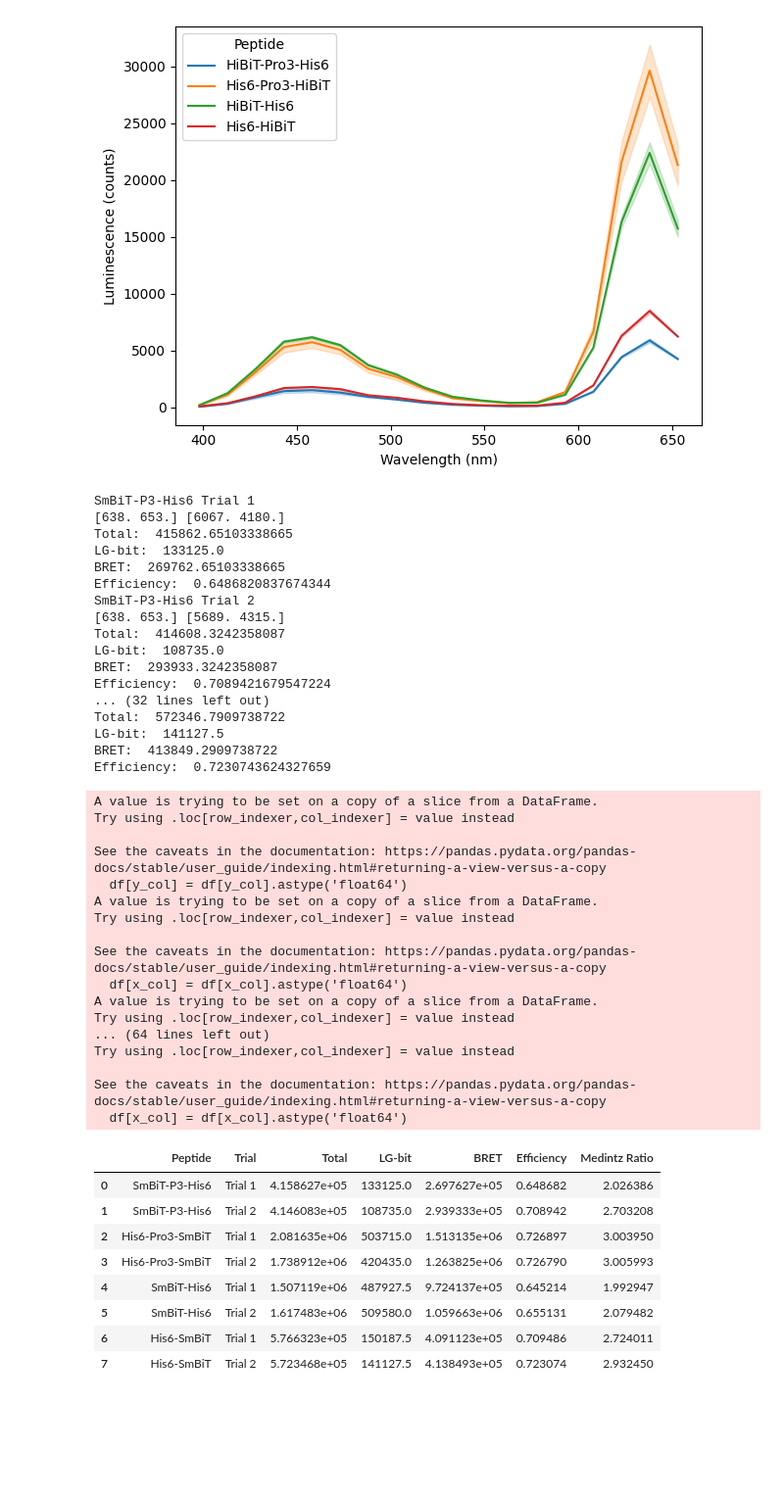
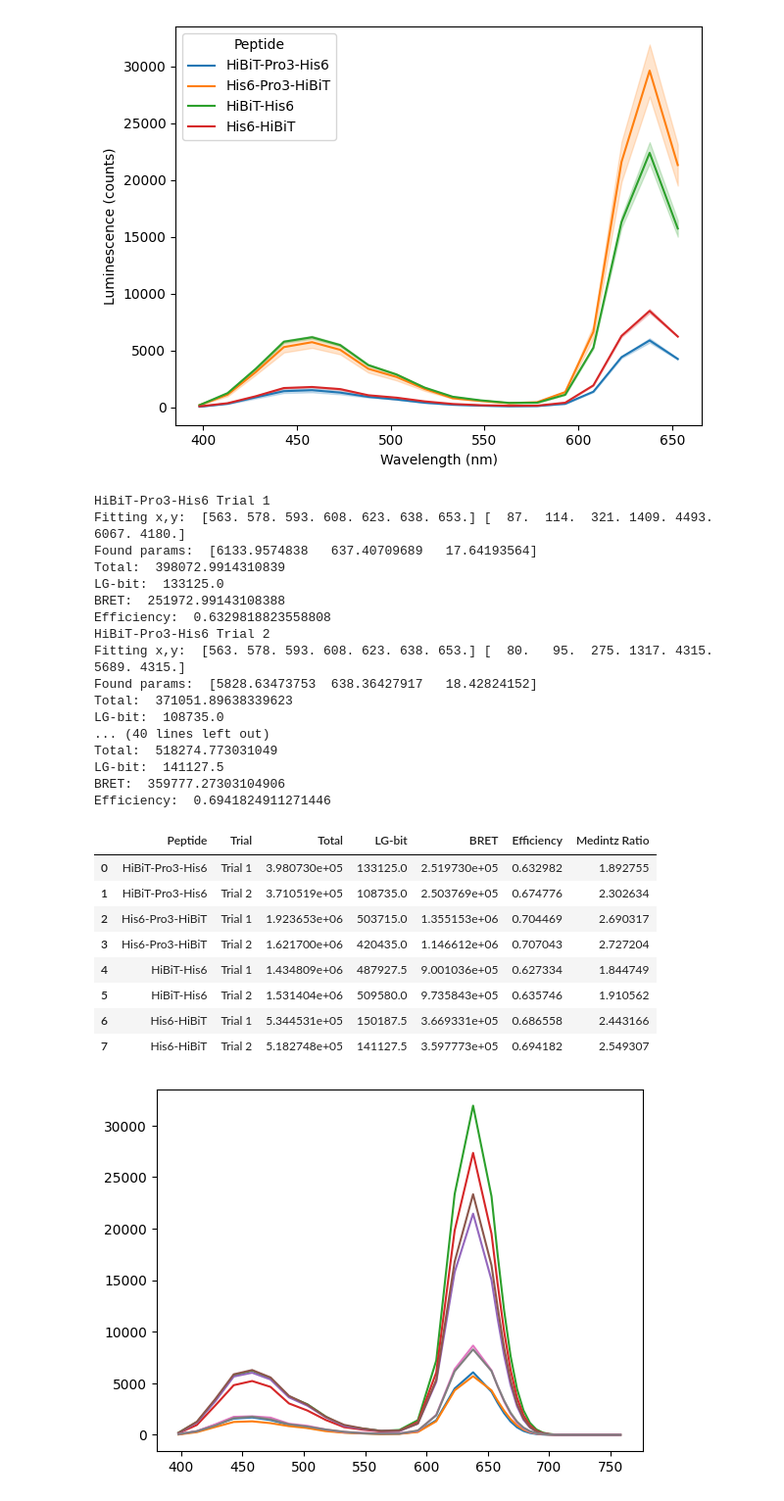
Before and after one commit to c-bun/NanoBiT-BRET, a Jupyter notebook: BRET efficiencies/QD BRET efficiency calculation.ipynb, the cells around one changed output. Shown at 98% size. Cells and saved outputs as stored; diff of their text form; code cells hidden in the pictures; blank space fills up the shorter version.

Commit message:
Created using Colab. Added gaussian extrap.

```diff
--- a/BRET efficiencies/QD BRET efficiency calculation.ipynb
+++ b/BRET efficiencies/QD BRET efficiency calculation.ipynb
@@ -11,5 +14,5 @@ Drive already mounted at /content/gdrive; to attempt to forcibly remount, call d
 # %%
-file_path = '/content/gdrive/MyDrive/Rathbun lab GDrive/Prof Rathbun/BRET efficiencies/QD BRET spectra.xlsx'
+file_path = '/content/NanoBiT-BRET/BRET efficiencies/QD BRET spectra.xlsx'
 df = pd.read_excel(file_path)
 df = df.melt(id_vars=['Peptide', 'Wavelength'], var_name='Trial', value_name='Luminescence')
 # %%
@@ -65,73 +117,59 @@ def trapezoidal_int(x, y, cutoff):
 # %%
 d = {
     'Peptide': [],
     'Trial': [],
     'Total': [],
     'LG-bit': [],
     'BRET': [],
     'Efficiency': [],
     'Medintz Ratio': []
 }
 for peptide in df['Peptide'].unique():
   for trial in df['Trial'].unique():
     print(peptide, trial)
     df_temp = df[(df['Peptide'] == peptide) & (df['Trial'] == trial)]
-    x, y = extrapolate(df_temp, 'Wavelength', 'Luminescence')
+    #x, y = extrapolate(df_temp, 'Wavelength', 'Luminescence')
+    x, y, popt = extrapolate_gaussian(df_temp, 'Wavelength (nm)', 'Luminescence (counts)', cutoff=563)
+    sns.lineplot(x=x, y=y)
     all, lgbit, bret, efficiency = trapezoidal_int(x, y, 14)
     d['Peptide'].append(peptide)
     d['Trial'].append(trial)
     d['Total'].append(all)
     d['LG-bit'].append(lgbit)
     d['BRET'].append(bret)
     d['Efficiency'].append(efficiency)
     d['Medintz Ratio'].append(bret/lgbit)
 
 brets = pd.DataFrame(d)
 brets
 # %% [output]
-SmBiT-P3-His6 Trial 1
-[638. 653.] [6067. 4180.]
-Total:  415862.65103338665
+HiBiT-Pro3-His6 Trial 1
+Fitting x,y:  [563. 578. 593. 608. 623. 638. 653.] [  87.  114.  321. 1409. 4493. 6067. 4180.]
+Found params:  [6133.9574838   637.40709689   17.64193564]
+Total:  398072.9914310839
 LG-bit:  133125.0
-BRET:  269762.65103338665
-Efficiency:  0.6486820837674344
-SmBiT-P3-His6 Trial 2
-[638. 653.] [5689. 4315.]
-Total:  414608.3242358087
+BRET:  251972.99143108388
+Efficiency:  0.6329818823558808
+HiBiT-Pro3-His6 Trial 2
+Fitting x,y:  [563. 578. 593. 608. 623. 638. 653.] [  80.   95.  275. 1317. 4315. 5689. 4315.]
+Found params:  [5828.63473753  638.36427917   18.42824152]
+Total:  371051.89638339623
 LG-bit:  108735.0
-BRET:  293933.3242358087
-Efficiency:  0.7089421679547224
-... (32 lines left out)
-Total:  572346.7909738722
+... (40 lines left out)
+Total:  518274.773031049
 LG-bit:  141127.5
-BRET:  413849.2909738722
-Efficiency:  0.7230743624327659
+BRET:  359777.27303104906
+Efficiency:  0.6941824911271446
-A value is trying to be set on a copy of a slice from a DataFrame.
-Try using .loc[row_indexer,col_indexer] = value instead
-
-See the caveats in the documentation: https://pandas.pydata.org/pandas-docs/stable/user_guide/indexing.html#returning-a-view-versus-a-copy
-  df[y_col] = df[y_col].astype('float64')
-A value is trying to be set on a copy of a slice from a DataFrame.
-Try using .loc[row_indexer,col_indexer] = value instead
-
-See the caveats in the documentation: https://pandas.pydata.org/pandas-docs/stable/user_guide/indexing.html#returning-a-view-versus-a-copy
-  df[x_col] = df[x_col].astype('float64')
-A value is trying to be set on a copy of a slice from a DataFrame.
-Try using .loc[row_indexer,col_indexer] = value instead
-... (64 lines left out)
-Try using .loc[row_indexer,col_indexer] = value instead
-
-See the caveats in the documentation: https://pandas.pydata.org/pandas-docs/stable/user_guide/indexing.html#returning-a-view-versus-a-copy
-  df[x_col] = df[x_col].astype('float64')
 |  | Peptide | Trial | Total | LG-bit | BRET | Efficiency | Medintz Ratio |
-| 0 | SmBiT-P3-His6 | Trial 1 | 4.158627e+05 | 133125.0 | 2.697627e+05 | 0.648682 | 2.026386 |
-| 1 | SmBiT-P3-His6 | Trial 2 | 4.146083e+05 | 108735.0 | 2.939333e+05 | 0.708942 | 2.703208 |
-| 2 | His6-Pro3-SmBiT | Trial 1 | 2.081635e+06 | 503715.0 | 1.513135e+06 | 0.726897 | 3.003950 |
-| 3 | His6-Pro3-SmBiT | Trial 2 | 1.738912e+06 | 420435.0 | 1.263825e+06 | 0.726790 | 3.005993 |
-| 4 | SmBiT-His6 | Trial 1 | 1.507119e+06 | 487927.5 | 9.724137e+05 | 0.645214 | 1.992947 |
-| 5 | SmBiT-His6 | Trial 2 | 1.617483e+06 | 509580.0 | 1.059663e+06 | 0.655131 | 2.079482 |
-| 6 | His6-SmBiT | Trial 1 | 5.766323e+05 | 150187.5 | 4.091123e+05 | 0.709486 | 2.724011 |
-| 7 | His6-SmBiT | Trial 2 | 5.723468e+05 | 141127.5 | 4.138493e+05 | 0.723074 | 2.932450 |
+| 0 | HiBiT-Pro3-His6 | Trial 1 | 3.980730e+05 | 133125.0 | 2.519730e+05 | 0.632982 | 1.892755 |
+| 1 | HiBiT-Pro3-His6 | Trial 2 | 3.710519e+05 | 108735.0 | 2.503769e+05 | 0.674776 | 2.302634 |
+| 2 | His6-Pro3-HiBiT | Trial 1 | 1.923653e+06 | 503715.0 | 1.355153e+06 | 0.704469 | 2.690317 |
+| 3 | His6-Pro3-HiBiT | Trial 2 | 1.621700e+06 | 420435.0 | 1.146612e+06 | 0.707043 | 2.727204 |
+| 4 | HiBiT-His6 | Trial 1 | 1.434809e+06 | 487927.5 | 9.001036e+05 | 0.627334 | 1.844749 |
+| 5 | HiBiT-His6 | Trial 2 | 1.531404e+06 | 509580.0 | 9.735843e+05 | 0.635746 | 1.910562 |
+| 6 | His6-HiBiT | Trial 1 | 5.344531e+05 | 150187.5 | 3.669331e+05 | 0.686558 | 2.443166 |
+| 7 | His6-HiBiT | Trial 2 | 5.182748e+05 | 141127.5 | 3.597773e+05 | 0.694182 | 2.549307 |
+[figure, added]
 # %%
 # find the means across trials
 brets_mean = brets.groupby('Peptide').mean(numeric_only=True)
```
Also changed, not shown: parts of 6 cells of this notebook.
